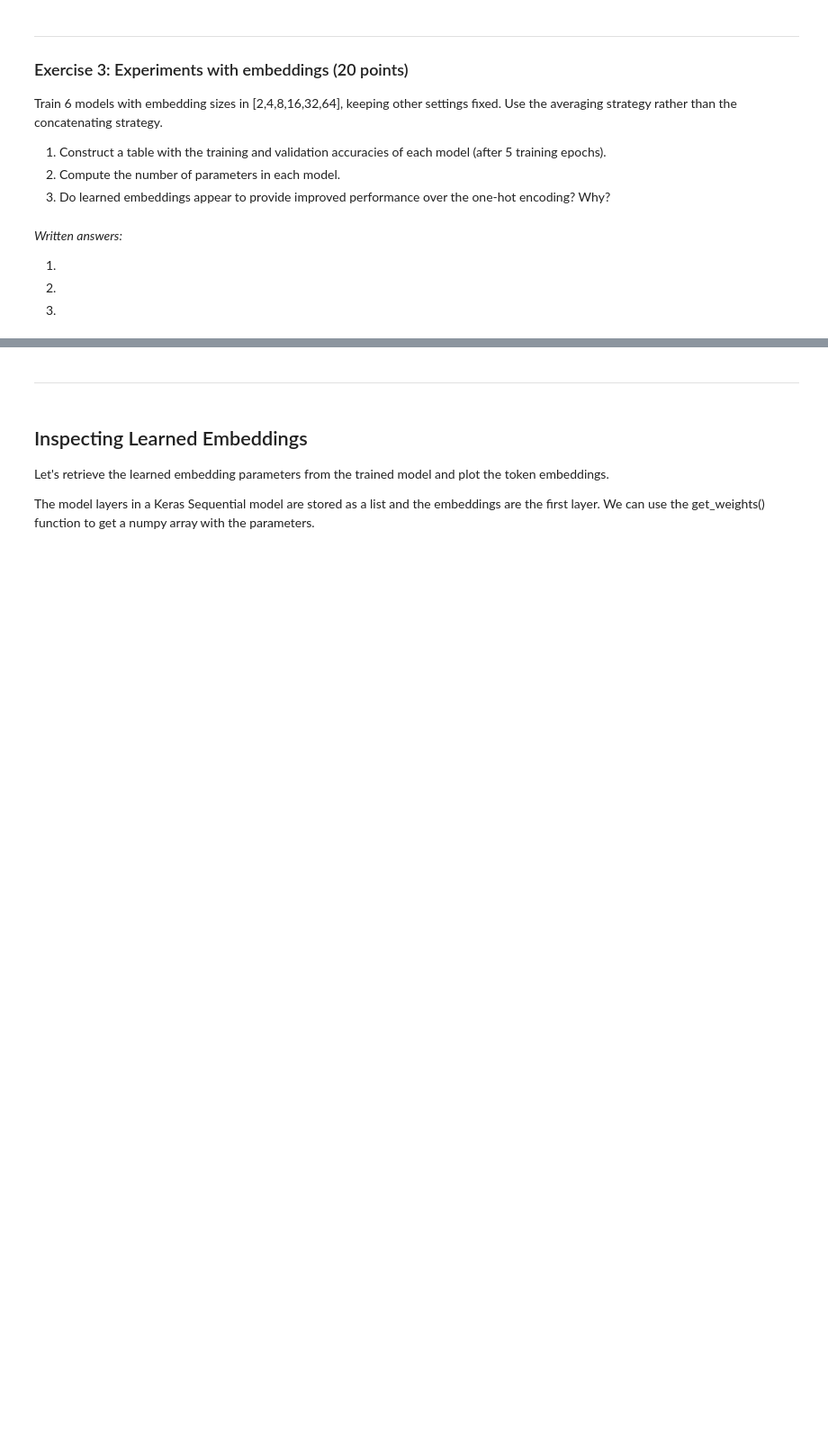
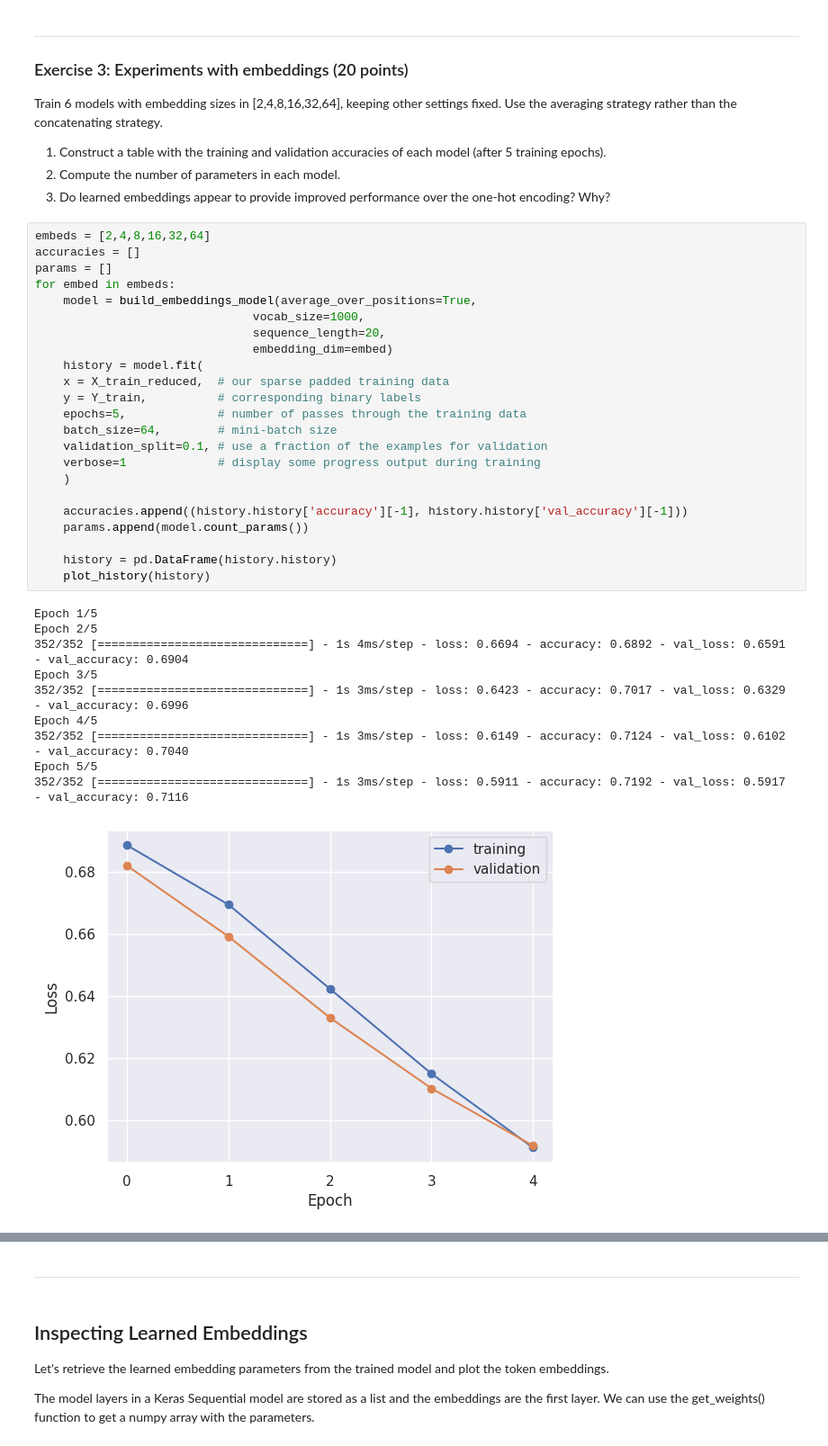
Before and after one commit to davidsolow/w207_applied_machine_learning, a Jupyter notebook: Homeworks/09 Embeddings for Text.ipynb, the cells around one changed output, grey strips where cells are left out. Shown at 90% size. Drawn from its saved outputs; the diff is of its cells as text; blank space fills up the shorter version.

```diff
--- a/Homeworks/09 Embeddings for Text.ipynb
+++ b/Homeworks/09 Embeddings for Text.ipynb
@@ -318,9 +507,37 @@ Train 6 models with embedding sizes in [2,4,8,16,32,64], keeping other settings
 1. Construct a table with the training and validation accuracies of each model (after 5 training epochs).
 2. Compute the number of parameters in each model.
 3. Do learned embeddings appear to provide improved performance over the one-hot encoding? Why?
-# %% [markdown]
-*Written answers:*
-
-1.
-2.
-3.
+# %%
+embeds = [2,4,8,16,32,64]
+accuracies = []
+params = []
+for embed in embeds:
+    model = build_embeddings_model(average_over_positions=True,
+                               vocab_size=1000,
+                               sequence_length=20,
+                               embedding_dim=embed)
+    history = model.fit(
+    x = X_train_reduced,  # our sparse padded training data
+    y = Y_train,          # corresponding binary labels
+    epochs=5,             # number of passes through the training data
+    batch_size=64,        # mini-batch size
+    validation_split=0.1, # use a fraction of the examples for validation
+    verbose=1             # display some progress output during training
+    )
+
+    accuracies.append((history.history['accuracy'][-1], history.history['val_accuracy'][-1]))
+    params.append(model.count_params())
+
+    history = pd.DataFrame(history.history)
+    plot_history(history)
+# %% [output]
+Epoch 1/5
+Epoch 2/5
+352/352 [==============================] - 1s 4ms/step - loss: 0.6694 - accuracy: 0.6892 - val_loss: 0.6591 - val_accuracy: 0.6904
+Epoch 3/5
+352/352 [==============================] - 1s 3ms/step - loss: 0.6423 - accuracy: 0.7017 - val_loss: 0.6329 - val_accuracy: 0.6996
+Epoch 4/5
+352/352 [==============================] - 1s 3ms/step - loss: 0.6149 - accuracy: 0.7124 - val_loss: 0.6102 - val_accuracy: 0.7040
+Epoch 5/5
+352/352 [==============================] - 1s 3ms/step - loss: 0.5911 - accuracy: 0.7192 - val_loss: 0.5917 - val_accuracy: 0.7116
+[figure, added]
```
Also changed, not shown: parts of 24 cells of this notebook.
